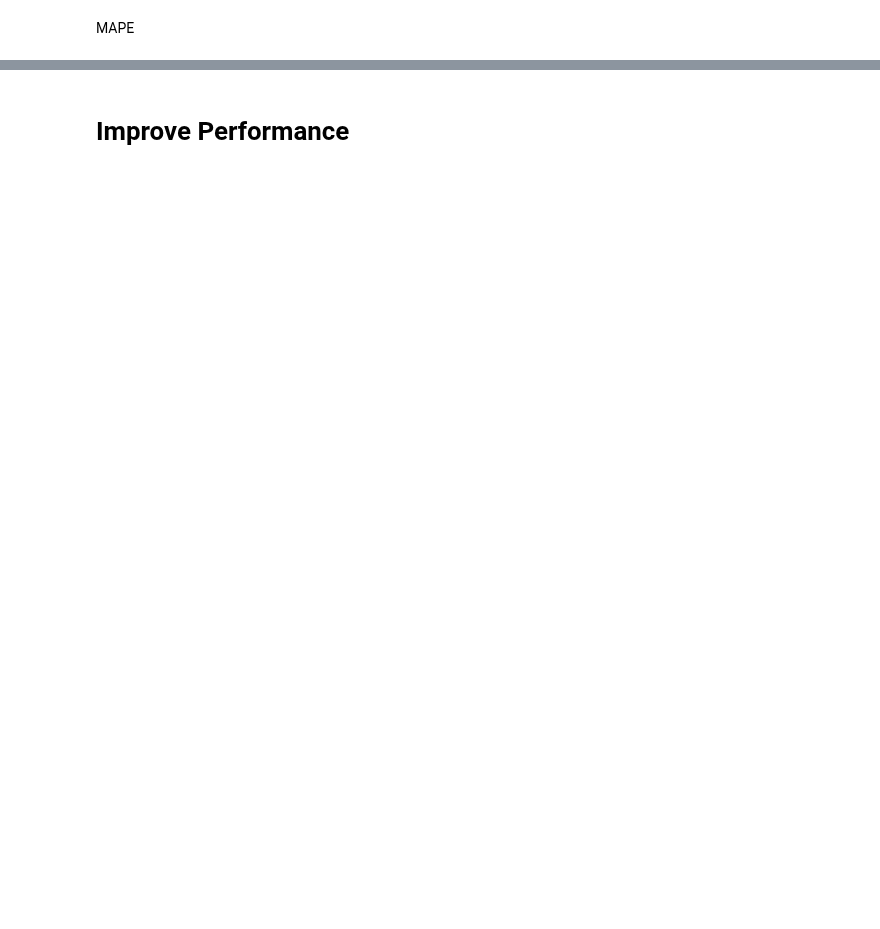
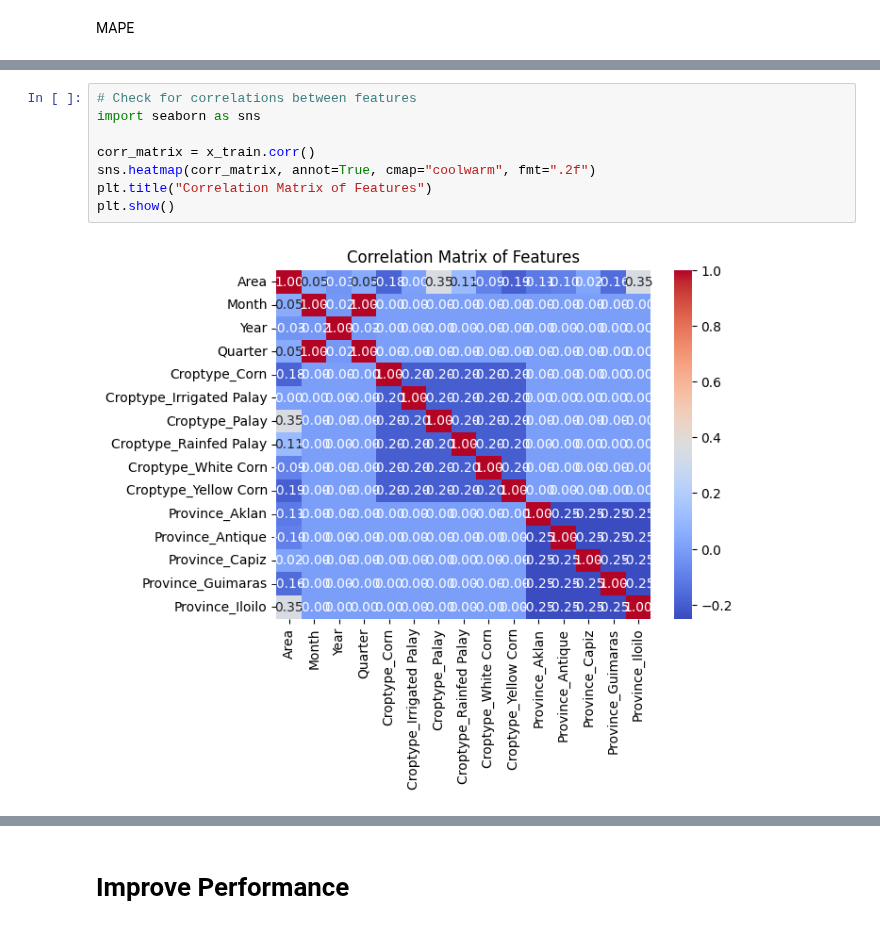
Before and after one commit to kazeulo/Project_197, a Jupyter notebook: ML_algorithms/linear_regression.ipynb, the cells around one changed output, grey strips where cells are left out. Drawn from its saved outputs; the diff is of its cells as text; blank space fills up the shorter version.

```diff
--- a/ML_algorithms/linear_regression.ipynb
+++ b/ML_algorithms/linear_regression.ipynb
@@ -242,0 +362,10 @@ Mean Absolute Percentage Error: 45.41163745582623
+# %%
+# Check for correlations between features
+import seaborn as sns
+
+corr_matrix = x_train.corr()
+sns.heatmap(corr_matrix, annot=True, cmap="coolwarm", fmt=".2f")
+plt.title("Correlation Matrix of Features")
+plt.show()
+# %% [output]
+[figure, added]
```
Also changed, not shown: parts of 41 cells of this notebook.
